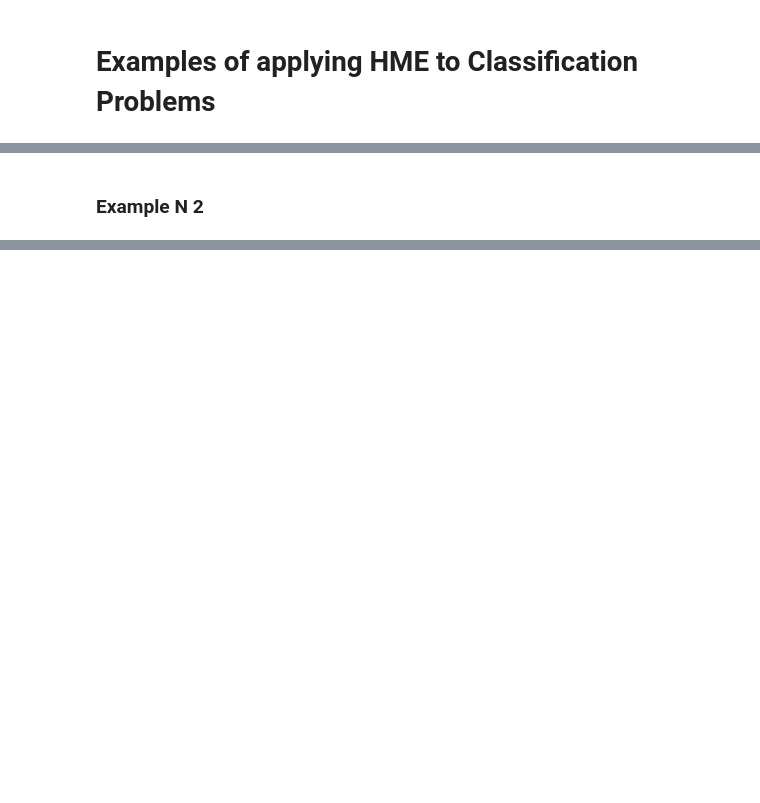
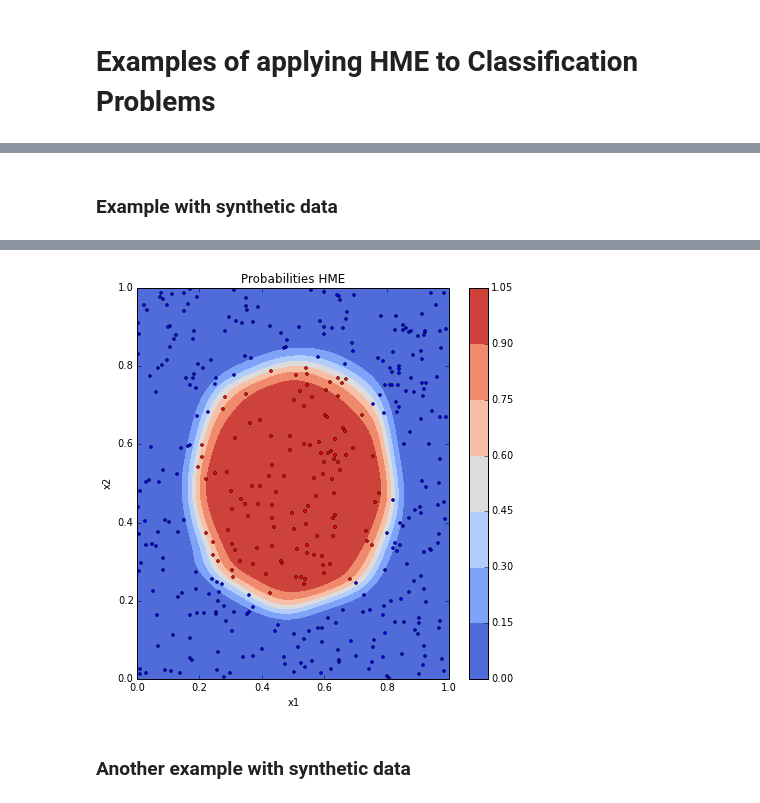
Before and after one commit to AmazaspShumik/Mixture-Models, a Jupyter notebook: Hierarchical Mixture of Experts/hme_classification_examples.ipynb, the cells around one changed output, grey strips where cells are left out. Saved outputs shown, nothing was run; the diff lists cells and outputs as text; code cells hidden in the pictures; blank space fills up the shorter version.

Commit message:
new examples

```diff
--- a/Hierarchical Mixture of Experts/hme_classification_examples.ipynb
+++ b/Hierarchical Mixture of Experts/hme_classification_examples.ipynb
@@ -111,2 +3,75 @@ Random Forest Classifier
-# %% [markdown]
-### Example N 2
+# %% [markdown]
+### Example with synthetic data
+# %%
+    import numpy as np
+    import matplotlib.pyplot as plt
+    import general_hme as hm
+    from sklearn.cross_validation import train_test_split
+    from sklearn.ensemble import RandomForestClassifier
+    from sklearn.grid_search import GridSearchCV
+    from sklearn.metrics import confusion_matrix
+    from sklearn.svm import SVC
+    %matplotlib inline
+
+    # create data set
+    np.random.seed(0)
+    X     = np.random.random([4000,2])
+    Y     = np.array(["y" for i in range(4000)])
+    Y[(X[:,0]-0.5)**2+(X[:,1]-0.5)**2 < 0.1] = "n"
+    X_train,X_test,Y_train,Y_test = train_test_split(X_all,Y_all,test_size = 0.1, random_state = 0)
+
+    # fit hme model
+    hme   = hm.HME(Y_train,X_train,Y_test,X_test,"wgda",bias = True,
+                                                        gate_type = "wgda",
+                                                        verbose = False,
+                                                        levels = 6,
+                                                        branching = 2)
+    hme.fit()
+    hme_predict = hme.predict(X_test)
+
+    # fit svm model
+    svc   = GridSearchCV(SVC(kernel = "rbf"), param_grid = {"C":[0.01,0.1,1,10],
+                                                            "gamma":[0.01,0.5,1,2,5,10,100]},
+                                                           cv = 5)
+    svc.fit(X_train,Y_train)
+    svc_predict = svc.predict(X_test)
+
+
+    # fit random forest classifier
+    rfc   = GridSearchCV(RandomForestClassifier(), param_grid = {"max_features":[1,2]},
+                                                                  cv = 5)
+    rfc.fit(X_train,Y_train)
+    rfc_predict = rfc.predict(X_test)
+
+    print "RESULTS ON TEST DATA \n"
+    print "SVM \n"
+    print confusion_matrix(svc_predict,Y_test)
+    print "\n Random Forest \n"
+    print confusion_matrix(rfc_predict,Y_test)
+    print "\n HME \n"
+    print confusion_matrix(hme_predict,Y_test)
+
+
+    # grid
+    x1         = np.linspace(0,1,500)
+    x2         = np.linspace(0,1,500)
+    X1,X2      = np.meshgrid(x1,x2)
+    Xgrid      = np.zeros([250000,2])
+    Xgrid[:,0] = np.reshape(X1,(250000,))
+    Xgrid[:,1] = np.reshape(X2,(250000,))
+
+    # predict hme probs on grid
+    hme_grid_predict = hme.predict(Xgrid, predict_type = "predict_probs")
+
+    # plot grid
+    plt.figure(figsize = (7,7))
+    plt.contourf(X1,X2,np.reshape(hme_grid_predict[:,0],(500,500)), cmap="coolwarm")
+    plt.plot(X_test[Y_test=="y",0],X_test[Y_test=="y",1],"bo", markersize = 3)
+    plt.plot(X_test[Y_test=="n",0],X_test[Y_test=="n",1],"ro", markersize = 3)
+    plt.colorbar()
+    title = "HME decision boundaries on test set"
+    plt.title("Probabilities HME")
+    plt.xlabel("x1")
+    plt.ylabel("x2")
+    plt.show()
+# %% [output]
@@ -112,0 +94,3 @@ Random Forest Classifier
+[figure, added]
+# %% [markdown]
+### Another example with synthetic data
```
Also changed, not shown: parts of 11 cells of this notebook.
